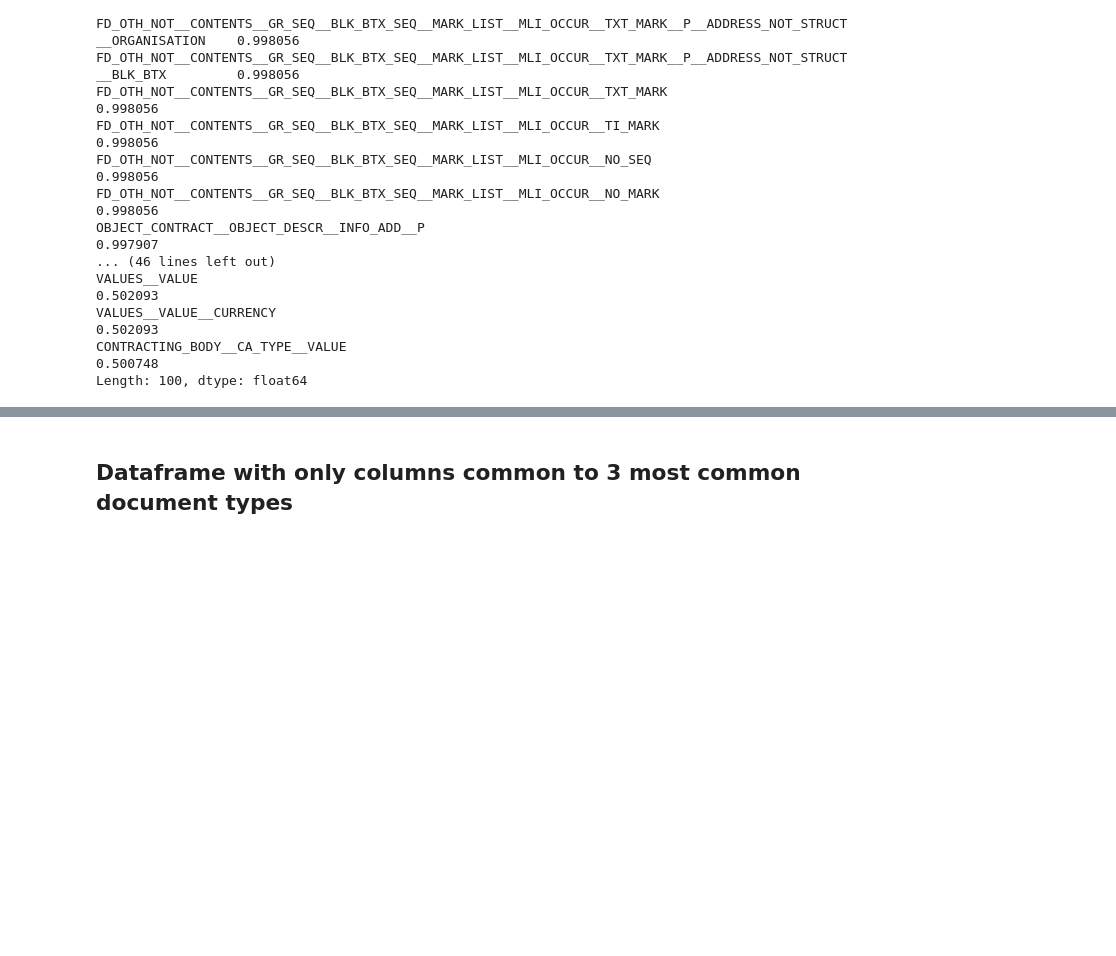
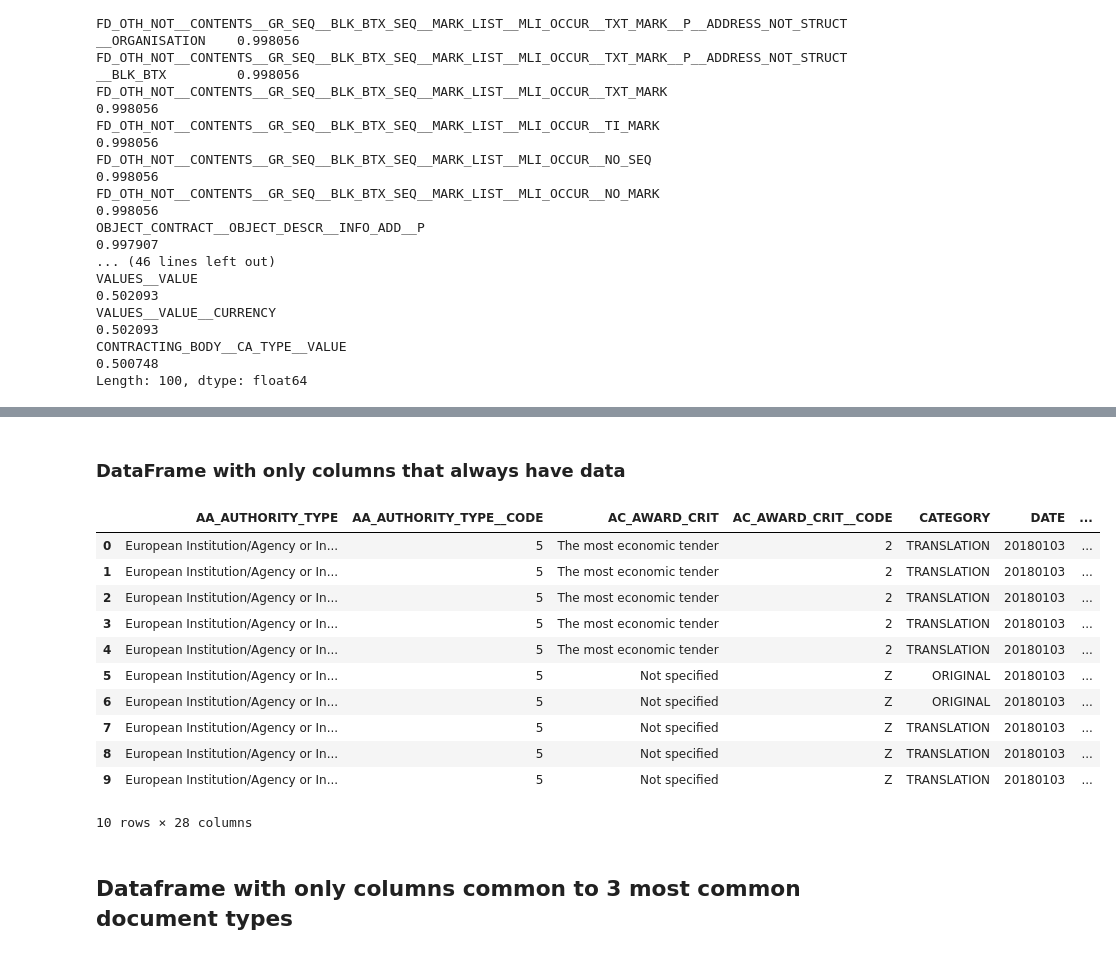
Before and after one commit to nfreundlich/CS498-CCA-CourseProject, a Jupyter notebook: notebooks/column_exploration.ipynb, the cells around one changed output, grey strips where cells are left out. Drawn from its saved outputs; the diff is of its cells as text; code cells hidden in the pictures; blank space fills up the shorter version.

```diff
--- a/notebooks/column_exploration.ipynb
+++ b/notebooks/column_exploration.ipynb
@@ -91,7 +91,13 @@ for col in all_columns:
 
 In the three most common document types, the following columns seem to ALWAYS have data in them:
 # %%
+# find which columns are empty
+common_df = df[common_to_all_cols]
+empty_cols_2 = (common_df.isnull().sum() / len(common_df))
+always_cols = []
+
 for i, col in enumerate(empty_cols_2[empty_cols_2 == 0].index):
+    always_cols.append(col)
     print(i, col)
 # %% [output]
 0 AA_AUTHORITY_TYPE
@@ -185,3 +214,20 @@ Length: 100, dtype: float64
+# %% [markdown]
+### DataFrame with only columns that always have data
+# %%
+df[always_cols].head(10)
+# %% [output]
+|  | AA_AUTHORITY_TYPE | AA_AUTHORITY_TYPE__CODE | AC_AWARD_CRIT | AC_AWARD_CRIT__CODE | CATEGORY | DATE | ... |
+| 0 | European Institution/Agency or In... | 5 | The most economic tender | 2 | TRANSLATION | 20180103 | ... |
+| 1 | European Institution/Agency or In... | 5 | The most economic tender | 2 | TRANSLATION | 20180103 | ... |
+| 2 | European Institution/Agency or In... | 5 | The most economic tender | 2 | TRANSLATION | 20180103 | ... |
+| 3 | European Institution/Agency or In... | 5 | The most economic tender | 2 | TRANSLATION | 20180103 | ... |
+| 4 | European Institution/Agency or In... | 5 | The most economic tender | 2 | TRANSLATION | 20180103 | ... |
+| 5 | European Institution/Agency or In... | 5 | Not specified | Z | ORIGINAL | 20180103 | ... |
+| 6 | European Institution/Agency or In... | 5 | Not specified | Z | ORIGINAL | 20180103 | ... |
+| 7 | European Institution/Agency or In... | 5 | Not specified | Z | TRANSLATION | 20180103 | ... |
+| 8 | European Institution/Agency or In... | 5 | Not specified | Z | TRANSLATION | 20180103 | ... |
+| 9 | European Institution/Agency or In... | 5 | Not specified | Z | TRANSLATION | 20180103 | ... |
+10 rows × 28 columns
 # %% [markdown]
 ## Dataframe with only columns common to 3 most common document types
 # %%
```
Also changed, not shown: parts of 3 cells of this notebook, 54 other files.
